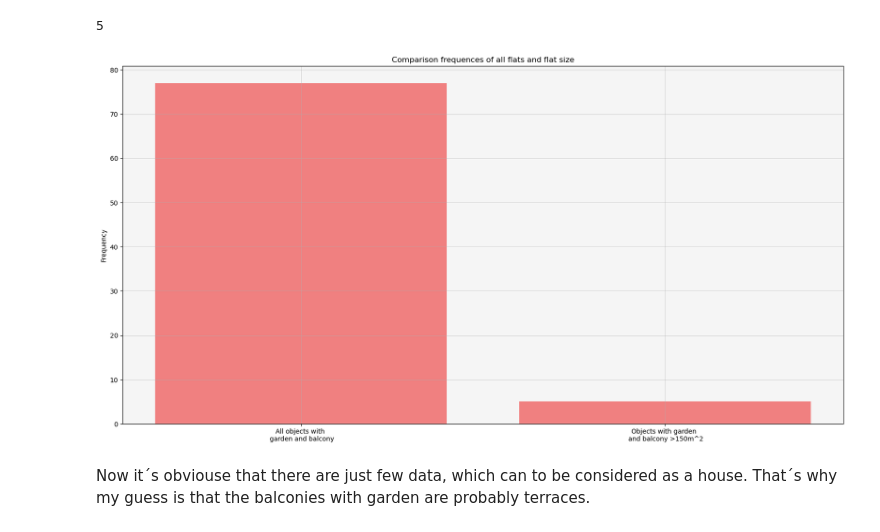
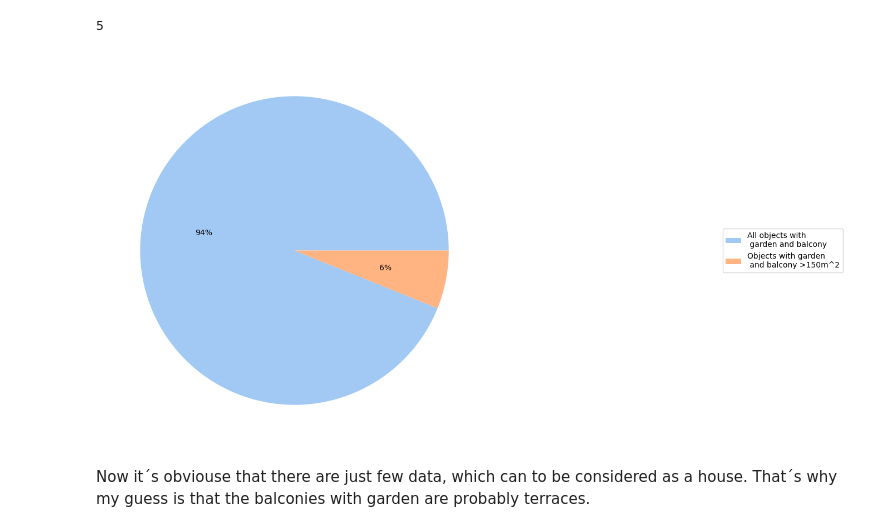
Before and after one commit to maximkiesel1/Machine_Learning_Rent_Prediction, a Jupyter notebook: Part_Two_EDA.ipynb, the cells around one changed output. Drawn from its saved outputs; the diff is of its cells as text; code cells hidden in the pictures.

```diff
--- a/Part_Two_EDA.ipynb
+++ b/Part_Two_EDA.ipynb
@@ -417,23 +419,16 @@ len(values_150sqm[0])+len(values_150sqm[1])
 # %% [output]
 5
 # %%
-plt.figure(figsize=(20,10))
-ax = plt.axes()
-plt.bar(x=["All objects with \n garden and balcony", "Objects with garden \n and balcony >150m^2"],
-        height=[len(df5[df5["object_features"] == "Garten|Balkon|EBK"])+len(df5[df5["object_features"]
-        == "Garten|Balkon"]), len(values_150sqm[0])+len(values_150sqm[1])], color="lightcoral", )
-plt.title("Comparison frequences of all flats and flat size")
-ax.set_facecolor("whitesmoke")
-plt.ylabel("Frequency")
-plt.grid(alpha=0.5)
+label=["All objects with \n garden and balcony", "Objects with garden \n and balcony >150m^2"]
+frequency = [len(df5[df5["object_features"] == "Garten|Balkon|EBK"])+len(df5[df5["object_features"]
+        == "Garten|Balkon"]), len(values_150sqm[0])+len(values_150sqm[1])]
+plt.figure(figsize=(9,9))
+colors = sns.color_palette("pastel")[0:25]
+plt.pie(frequency, labels = label, colors = colors, autopct='%.0f%%', labeldistance=None)
+plt.legend(loc='center left', bbox_to_anchor=(1.6, 0.5))
 plt.show()
-df5["object_features"].value_counts(normalize=True).plot.pie(autopct="%.2f" ,fontsize=7, figsize=(10,7),
-                                                               subplots=True, labeldistance=None, legend=True)
-plt.legend(loc='center left', bbox_to_anchor=(1.0, 0.5))
-plt.show()
-plt.close()
 # %% [output]
-[figure, old version]
+[figure, new version]
 # %% [markdown]
 Now it´s obviouse that there are just few data, which can to be considered as a house. That´s why my guess is that the balconies with garden are probably terraces.
 # %% [markdown]
```
Also changed, not shown: parts of 71 cells of this notebook.
